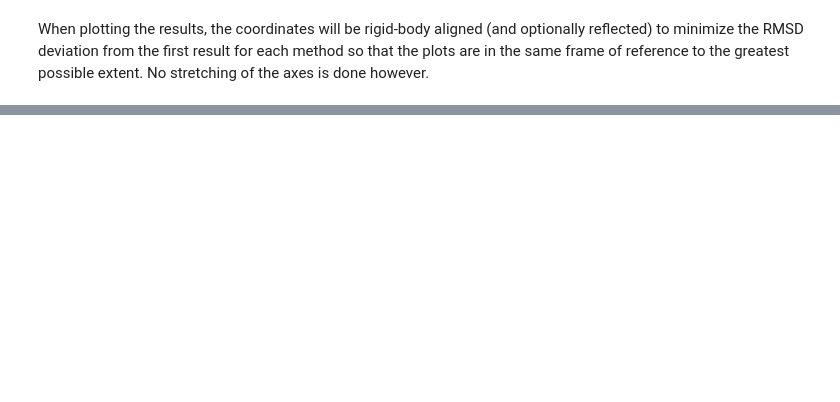
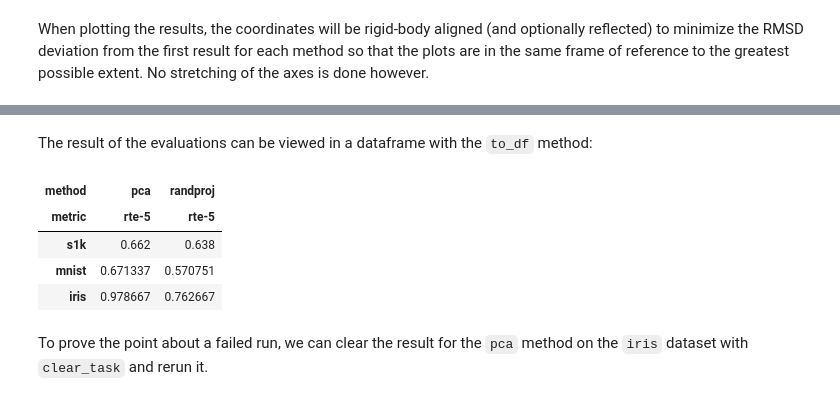
Before and after one commit to jlmelville/drnb, a Jupyter notebook: notebooks/embed-pipeline/experiments.ipynb, the cells around one changed output, grey strips where cells are left out. Drawn from its saved outputs; the diff is of its cells as text; code cells hidden in the pictures; blank space fills up the shorter version.

```diff
--- a/notebooks/embed-pipeline/experiments.ipynb
+++ b/notebooks/embed-pipeline/experiments.ipynb
@@ -30,0 +43,13 @@ experiment.plot()
+# %% [markdown]
+The result of the evaluations can be viewed in a dataframe with the `to_df` method:
+# %%
+experiment.to_df()
+# %% [output]
+| method | pca | randproj |
+| metric | rte-5 | rte-5 |
+| s1k | 0.662 | 0.638 |
+| mnist | 0.671337 | 0.570751 |
+| iris | 0.978667 | 0.762667 |
+# %% [markdown]
+To prove the point about a failed run, we can clear the result for the `pca` method on the `iris`
+dataset with `clear_task` and rerun it.
```
Also changed, not shown: parts of 8 cells of this notebook, 2 other files.
